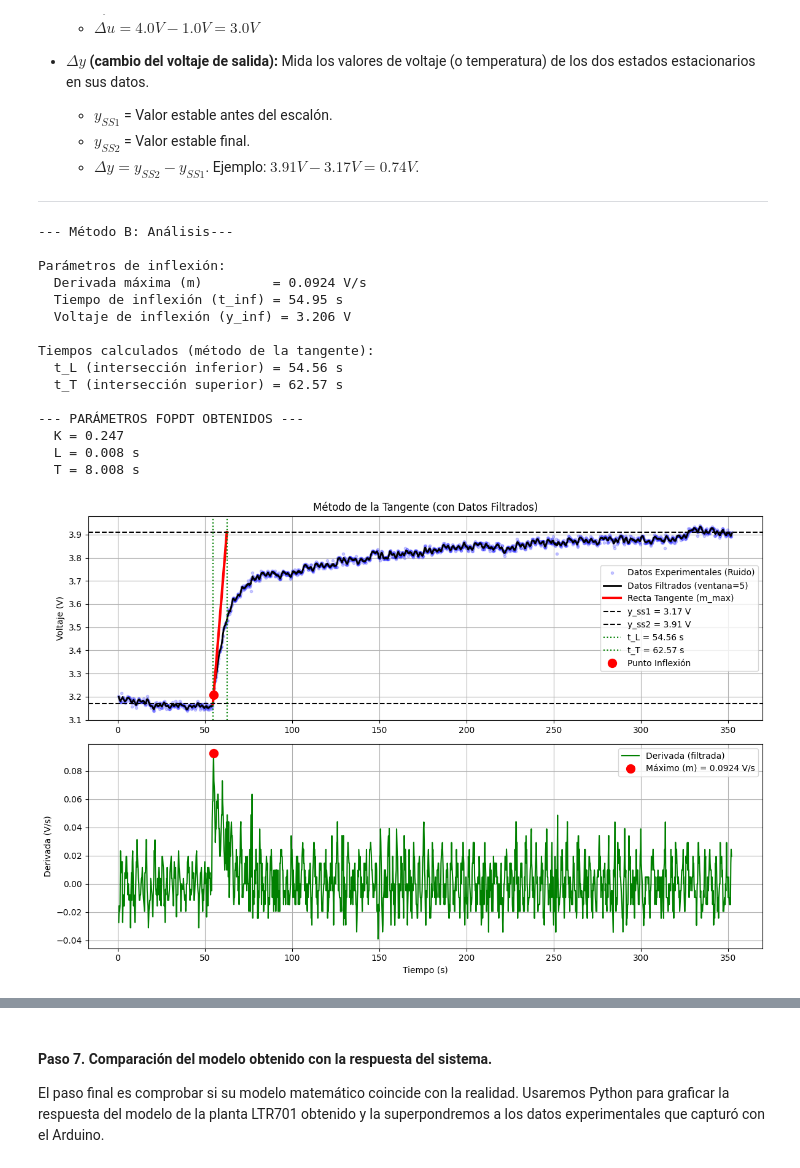
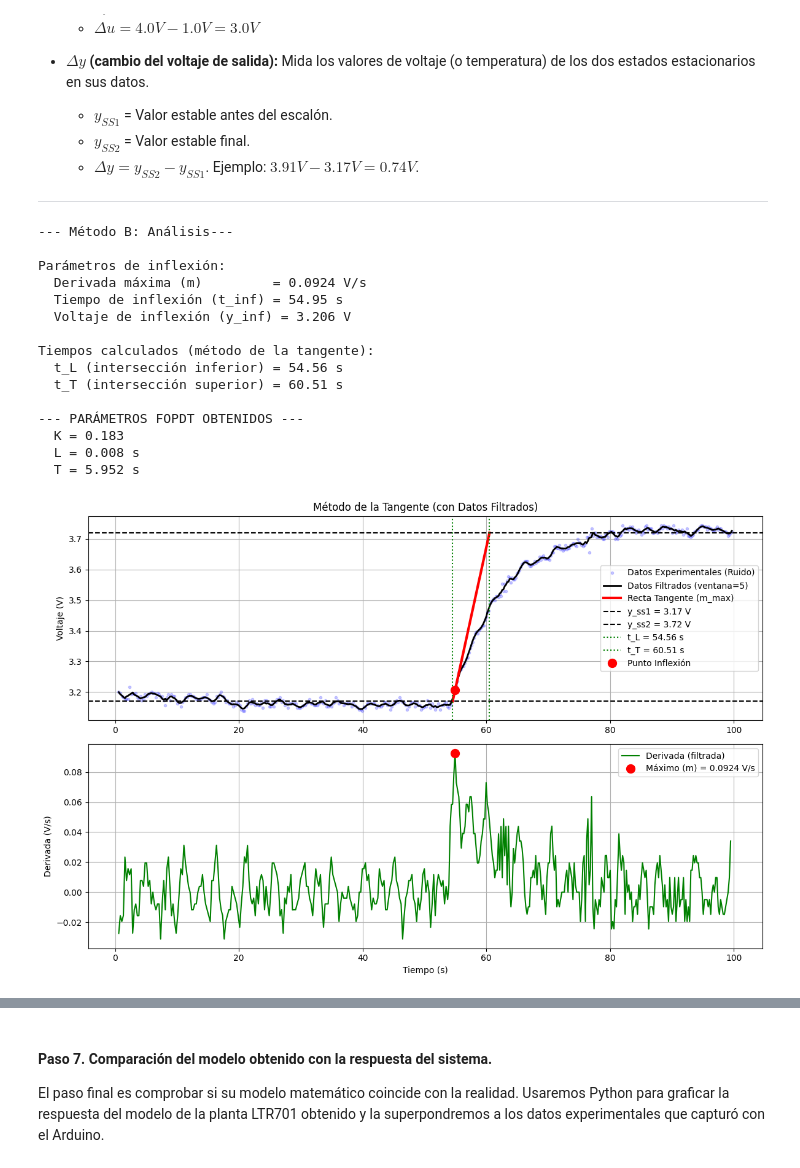
Before and after one commit to HectorPS27/Control-Clasico, a Jupyter notebook: practicas/P_3_01_Modelado_sistema_LTR701.ipynb, the cells around one changed output, grey strips where cells are left out. Drawn from its saved outputs; the diff is of its cells as text; code cells hidden in the pictures.

```diff
--- a/practicas/P_3_01_Modelado_sistema_LTR701.ipynb
+++ b/practicas/P_3_01_Modelado_sistema_LTR701.ipynb
@@ -278,11 +278,11 @@ import pandas as pd
 
 
 
-nombre_archivo = r"C:\Users\HÉCTOR\Documents\Control\Control-Clasico\datos\datos_curva_s.txt"
+nombre_archivo = r"C:\Users\HÉCTOR\Documents\Control\Control-Clasico\datos\datos_curva_s2.txt"
 
 # --- Parámetros del experimento (REEMPLAZAR CON SUS VALORES) ---
 y_ss1 = 3.17      # Voltaje de estado estacionario inicia.
-y_ss2 = 3.91    # Voltaje de estado estacionario final.
+y_ss2 = 3.72    # Voltaje de estado estacionario final.
 delta_u = 3  # Cambio en la entrada.
 
 
@@ -401,37 +401,37 @@ try:
     ax2.plot(t_derivada, derivada, 'g-', label='Derivada (filtrada)')
     ax2.plot(t_inflexion, m, 'ro', markersize=10, label=f'Máximo (m) = {m:.4f} V/s')
     ax2.set_xlabel('Tiempo (s)')
     ax2.set_ylabel('Derivada (V/s)')
     ax2.legend()
     ax2.grid(True)
 
     plt.tight_layout()
     plt.show()
 
 
 except FileNotFoundError:
     print(f"Error: No se encontró el archivo '{nombre_archivo}'")
     print("Por favor, asegúrese que el archivo .txt está en la misma carpeta que el script.")
 
 except Exception as e:
     print(f"Ha ocurrido un error inesperado: {e}")
 # %% [output]
 --- Método B: Análisis---
 
 Parámetros de inflexión:
   Derivada máxima (m)         = 0.0924 V/s
   Tiempo de inflexión (t_inf) = 54.95 s
   Voltaje de inflexión (y_inf) = 3.206 V
 
 Tiempos calculados (método de la tangente):
   t_L (intersección inferior) = 54.56 s
-  t_T (intersección superior) = 62.57 s
+  t_T (intersección superior) = 60.51 s
 
 --- PARÁMETROS FOPDT OBTENIDOS ---
-  K = 0.247
+  K = 0.183
   L = 0.008 s
-  T = 8.008 s
+  T = 5.952 s
-[figure, old version]
+[figure, new version]
 # %% [markdown]
 #### Paso 6. Obtención de la Función de Transferencia.
 
```
Also changed, not shown: parts of 2 cells of this notebook.
